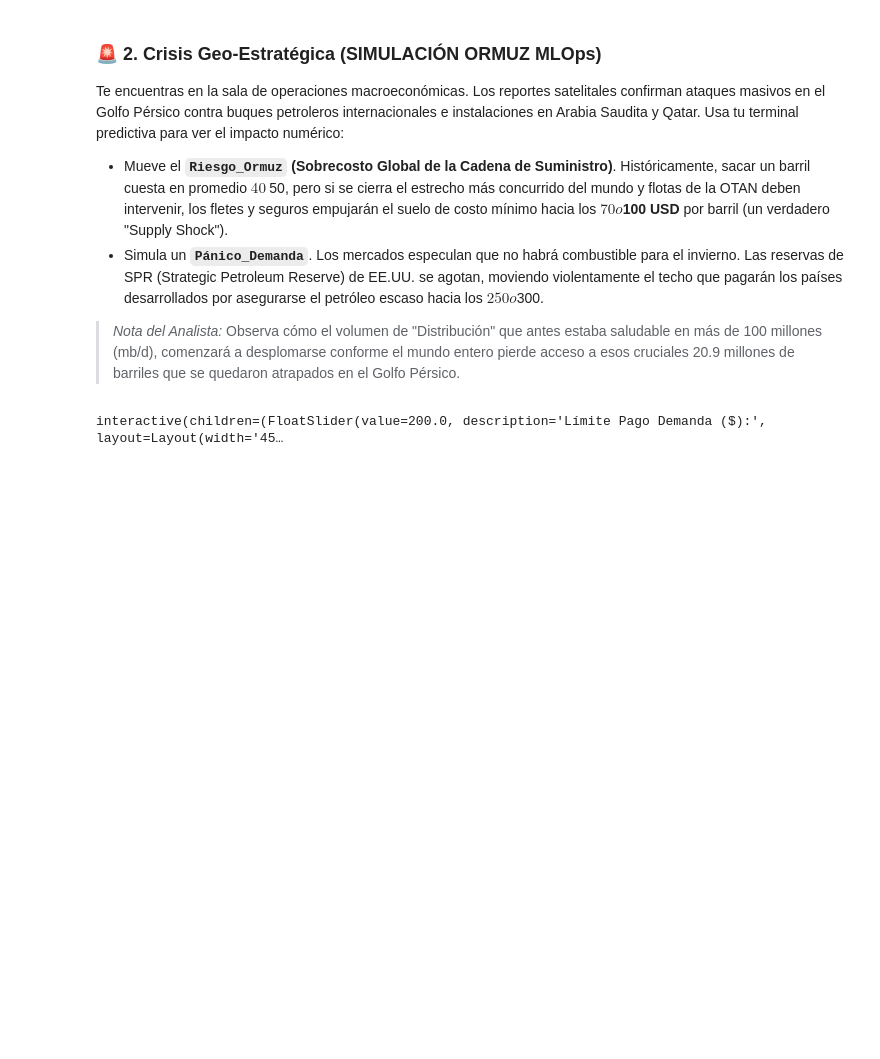
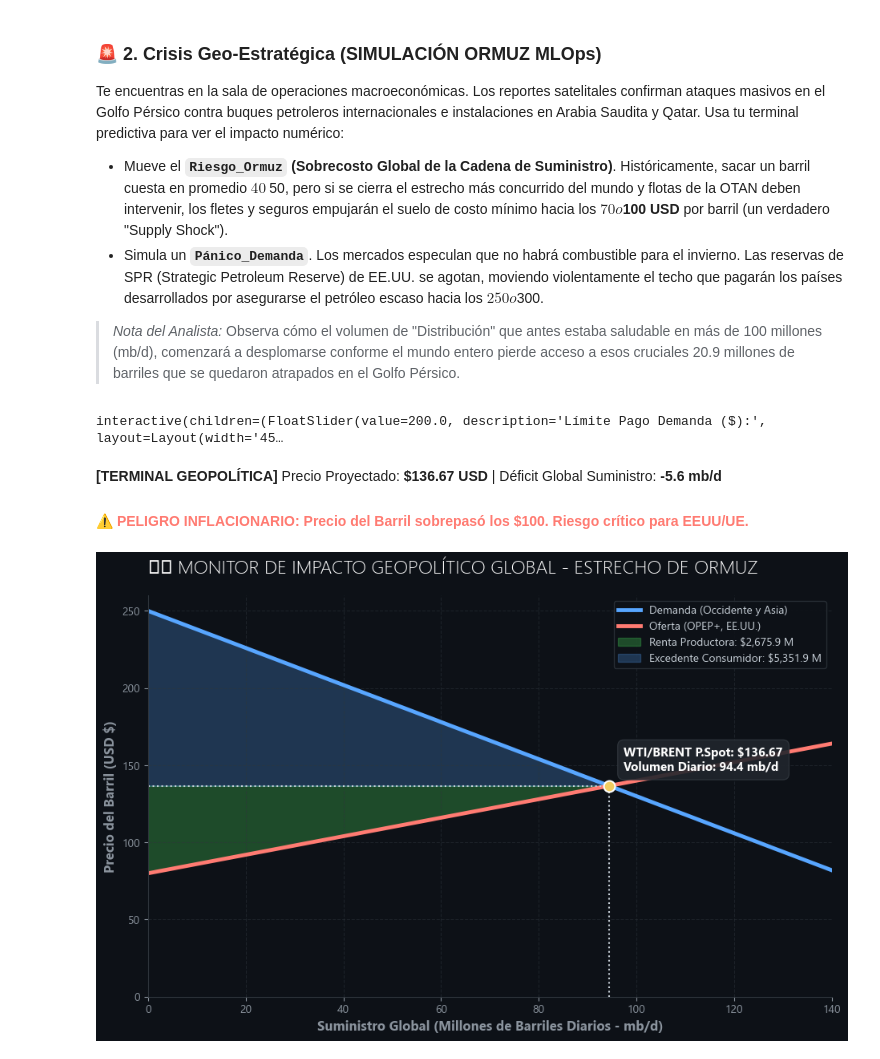
Before and after one commit to jairtarrilloecon/geopolitical-oil-crisis-simulator, a Jupyter notebook: 02_simulador_mercado_petroleo.ipynb, the cells around one changed output. Drawn from its saved outputs; the diff is of its cells as text; code cells hidden in the pictures; blank space fills up the shorter version.

```diff
--- a/02_simulador_mercado_petroleo.ipynb
+++ b/02_simulador_mercado_petroleo.ipynb
@@ -108,27 +108,33 @@ Te encuentras en la sala de operaciones macroeconómicas. Los reportes satelital
 # %%
 from IPython.display import display, HTML
 
 @interact(
     Panico_Demanda=FloatSlider(min=150, max=300, step=5, value=200, description='Límite Pago Demanda ($):', continuous_update=True, style={'description_width': 'initial'}, layout={'width': '450px'}),
     Inelasticidad=FloatSlider(min=0.5, max=2.0, step=0.1, value=1.2, description='Rigidez Consumidor:', continuous_update=True, style={'description_width': 'initial'}, layout={'width': '450px'}),
     Riesgo_Ormuz=FloatSlider(min=20, max=120, step=5, value=20, description='[Shock de Guerra] Costo Base ($):', continuous_update=True, style={'description_width': 'initial'}, layout={'width': '450px'}),
     Dificultad_Of=FloatSlider(min=0.2, max=1.5, step=0.1, value=0.6, description='Dificultad Extracción:', continuous_update=True, style={'description_width': 'initial'}, layout={'width': '450px'})
 )
 def simulador_crisis(Panico_Demanda, Inelasticidad, Riesgo_Ormuz, Dificultad_Of):
     if Riesgo_Ormuz >= Panico_Demanda:
         display(HTML("<h3 style='color:red;'>🔴 APAGÓN GLOBAL: El crudo es incosteable. Comercio marítimo mundial detenido.</h3>"))
         return
 
     mercado_guerra = MercadoLineal(Panico_Demanda, Inelasticidad, Riesgo_Ormuz, Dificultad_Of)
     q, p = mercado_guerra.encontrar_equilibrio()
 
     if p > 100:
         alerta = f"<h4 style='color:#FF7B72;'>⚠️ PELIGRO INFLACIONARIO: Precio del Barril sobrepasó los $100. Riesgo crítico para EEUU/UE.</h4>"
     else:
         alerta = f"<h4 style='color:#3FB950;'>✅ ESTABILIDAD ENERGÉTICA MANTENIDA.</h4>"
 
     display(HTML(f"<b>[TERMINAL GEOPOLÍTICA]</b> Precio Proyectado: <b>${p:.2f} USD</b> | Déficit Global Suministro: <b>{-1 * (100 - q):.1f} mb/d</b><br>{alerta}"))
 
     graficar_mercado_petroleo(mercado_guerra, "🖥️ MONITOR DE IMPACTO GEOPOLÍTICO GLOBAL - ESTRECHO DE ORMUZ")
+
+# Forzar renderizado estático del gráfico en GitHub (Shock Petrolero)
+simulador_crisis(250, 1.2, 80, 0.6)
 # %% [output]
 interactive(children=(FloatSlider(value=200.0, description='Límite Pago Demanda ($):', layout=Layout(width='45…
+[TERMINAL GEOPOLÍTICA] Precio Proyectado: $136.67 USD | Déficit Global Suministro: -5.6 mb/d
+⚠️ PELIGRO INFLACIONARIO: Precio del Barril sobrepasó los $100. Riesgo crítico para EEUU/UE.
+[figure, added]
```
